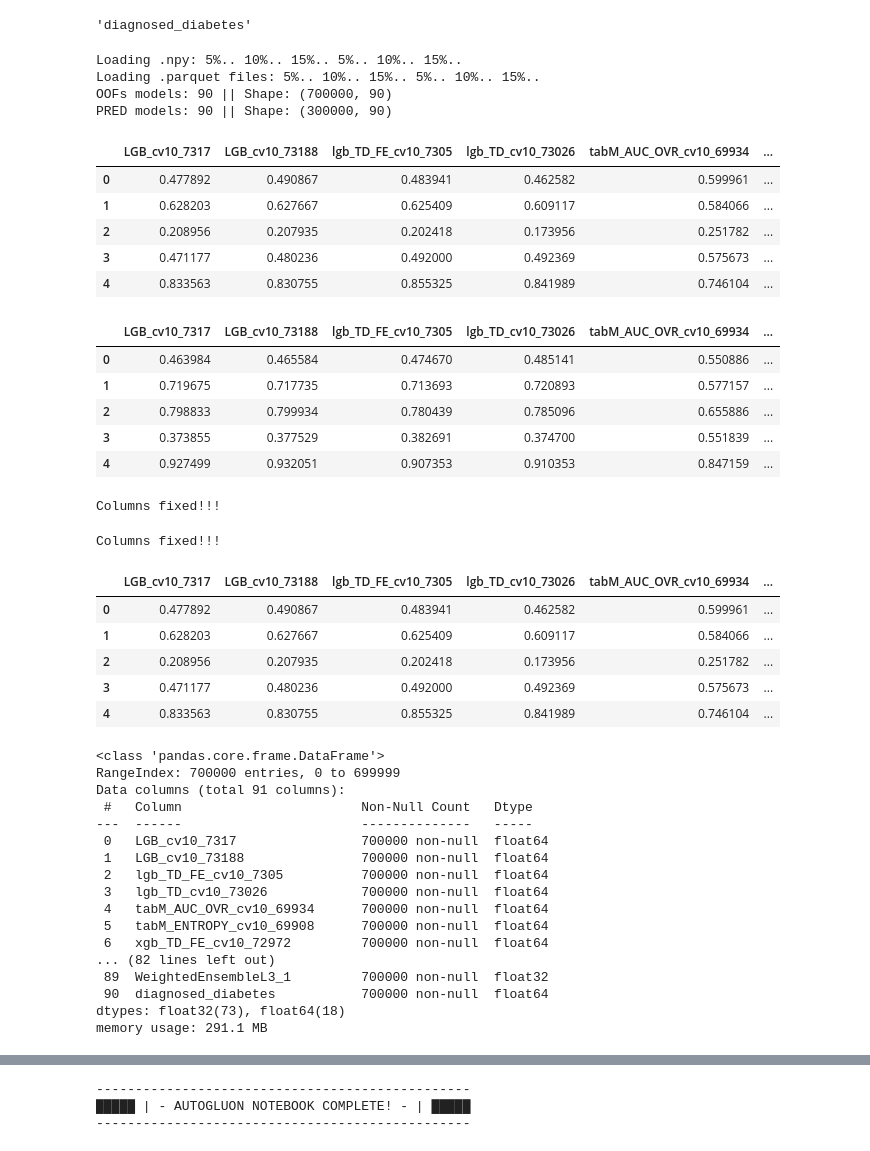
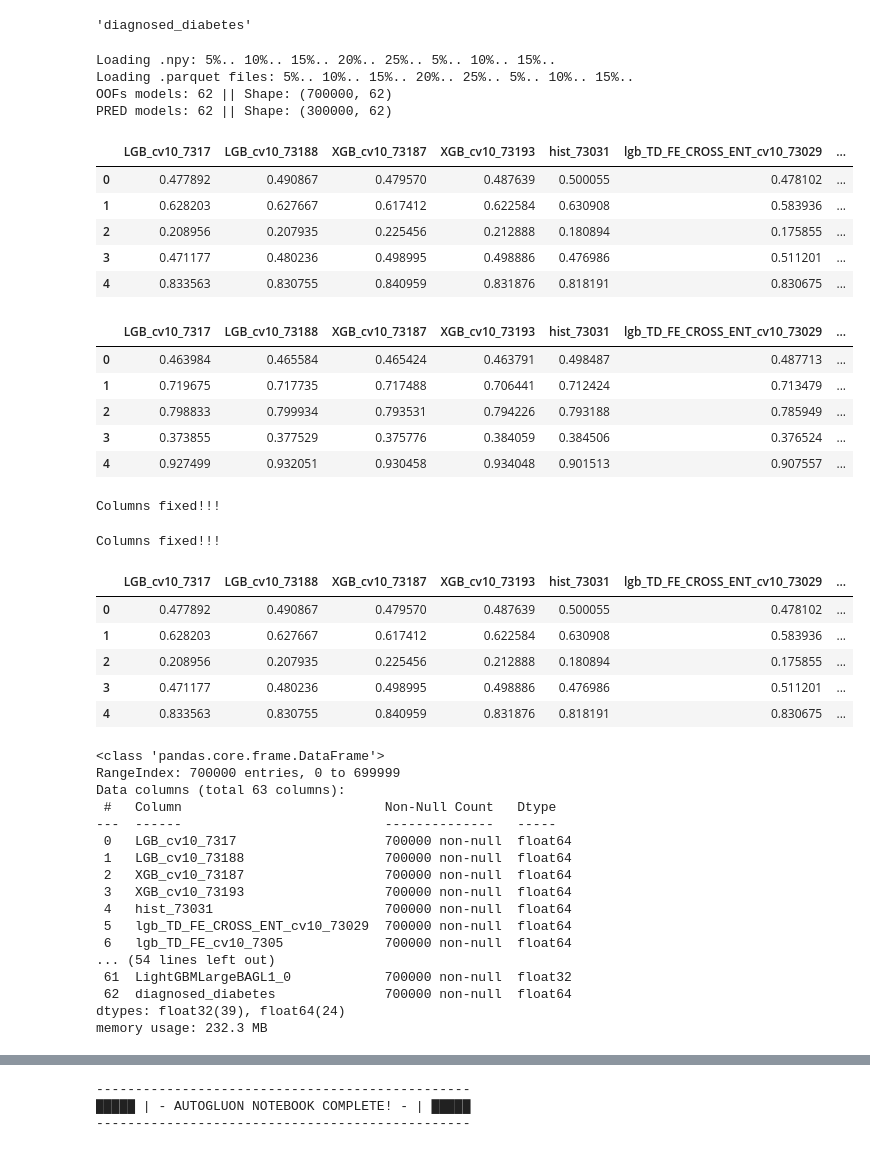
Before and after one commit to coded-sly/s5e12-Diabetes, a Jupyter notebook: ps5e12-autogluon-oof.ipynb, the cells around one changed output, grey strips where cells are left out. Cells and saved outputs as stored; diff of their text form; code cells hidden in the pictures.

```diff
--- a/ps5e12-autogluon-oof.ipynb
+++ b/ps5e12-autogluon-oof.ipynb
@@ -77,49 +77,54 @@ test = pd.DataFrame()
 
 print("Loading .npy: ", end="")
 for (root, dirs, files) in os.walk(folder_path):
     for i, file in enumerate(sorted(files), 1):
         if i%5 == 0: print(f"{i}%.. ", end="")
         if file.endswith(".npy") and "oof" in file:
             train_path = np.load(os.path.join(root, file))
             train = pd.concat([train, pd.Series(train_path, name=file[4:-4])], axis=1)
         elif file.endswith(".npy") and "pred" in file:
             test_path = np.load(os.path.join(root, file))
             test = pd.concat([test, pd.Series(test_path, name=file[5:-4])], axis=1)
 print()
 print("Loading .parquet files: ", end="")
 for (root, dirs, files) in os.walk(folder_path):
     for i, file in enumerate(sorted(files), 1):
         if i%5 == 0: print(f"{i}%.. ", end="")
         if file.endswith(".parquet") and "oof" in file:
             train_path = os.path.join(root, file)
             train = pd.concat([train, pd.read_parquet(train_path)], axis=1)
         elif file.endswith(".parquet") and "pred" in file:
             test_path = os.path.join(root, file)
             test = pd.concat([test, pd.read_parquet(test_path)], axis=1)
 print()
 
+## -- Drop columns from train
+for df in [train, test]:
+    drop_cols = [col for col in df.columns if 'L3' in col or 'L2' in col]
+    df.drop(drop_cols, axis=1, inplace=True)
+
 print(f"OOFs models: {len(train.columns)} || Shape: {train.shape}")
 print(f"PRED models: {len(test.columns)} || Shape: {test.shape}")
 
 display(train.head())
 display(test.head())
 # %% [output]
-Loading .npy: 5%.. 10%.. 15%.. 5%.. 10%.. 15%..
-Loading .parquet files: 5%.. 10%.. 15%.. 5%.. 10%.. 15%..
-OOFs models: 90 || Shape: (700000, 90)
-PRED models: 90 || Shape: (300000, 90)
+Loading .npy: 5%.. 10%.. 15%.. 20%.. 25%.. 5%.. 10%.. 15%..
+Loading .parquet files: 5%.. 10%.. 15%.. 20%.. 25%.. 5%.. 10%.. 15%..
+OOFs models: 62 || Shape: (700000, 62)
+PRED models: 62 || Shape: (300000, 62)
-|  | LGB_cv10_7317 | LGB_cv10_73188 | lgb_TD_FE_cv10_7305 | lgb_TD_cv10_73026 | tabM_AUC_OVR_cv10_69934 | ... |
-| 0 | 0.477892 | 0.490867 | 0.483941 | 0.462582 | 0.599961 | ... |
-| 1 | 0.628203 | 0.627667 | 0.625409 | 0.609117 | 0.584066 | ... |
-| 2 | 0.208956 | 0.207935 | 0.202418 | 0.173956 | 0.251782 | ... |
-| 3 | 0.471177 | 0.480236 | 0.492000 | 0.492369 | 0.575673 | ... |
-| 4 | 0.833563 | 0.830755 | 0.855325 | 0.841989 | 0.746104 | ... |
+|  | LGB_cv10_7317 | LGB_cv10_73188 | XGB_cv10_73187 | XGB_cv10_73193 | hist_73031 | lgb_TD_FE_CROSS_ENT_cv10_73029 | ... |
+| 0 | 0.477892 | 0.490867 | 0.479570 | 0.487639 | 0.500055 | 0.478102 | ... |
+| 1 | 0.628203 | 0.627667 | 0.617412 | 0.622584 | 0.630908 | 0.583936 | ... |
+| 2 | 0.208956 | 0.207935 | 0.225456 | 0.212888 | 0.180894 | 0.175855 | ... |
+| 3 | 0.471177 | 0.480236 | 0.498995 | 0.498886 | 0.476986 | 0.511201 | ... |
+| 4 | 0.833563 | 0.830755 | 0.840959 | 0.831876 | 0.818191 | 0.830675 | ... |
-|  | LGB_cv10_7317 | LGB_cv10_73188 | lgb_TD_FE_cv10_7305 | lgb_TD_cv10_73026 | tabM_AUC_OVR_cv10_69934 | ... |
-| 0 | 0.463984 | 0.465584 | 0.474670 | 0.485141 | 0.550886 | ... |
-| 1 | 0.719675 | 0.717735 | 0.713693 | 0.720893 | 0.577157 | ... |
-| 2 | 0.798833 | 0.799934 | 0.780439 | 0.785096 | 0.655886 | ... |
-| 3 | 0.373855 | 0.377529 | 0.382691 | 0.374700 | 0.551839 | ... |
-| 4 | 0.927499 | 0.932051 | 0.907353 | 0.910353 | 0.847159 | ... |
+|  | LGB_cv10_7317 | LGB_cv10_73188 | XGB_cv10_73187 | XGB_cv10_73193 | hist_73031 | lgb_TD_FE_CROSS_ENT_cv10_73029 | ... |
+| 0 | 0.463984 | 0.465584 | 0.465424 | 0.463791 | 0.498487 | 0.487713 | ... |
+| 1 | 0.719675 | 0.717735 | 0.717488 | 0.706441 | 0.712424 | 0.713479 | ... |
+| 2 | 0.798833 | 0.799934 | 0.793531 | 0.794226 | 0.793188 | 0.785949 | ... |
+| 3 | 0.373855 | 0.377529 | 0.375776 | 0.384059 | 0.384506 | 0.376524 | ... |
+| 4 | 0.927499 | 0.932051 | 0.930458 | 0.934048 | 0.901513 | 0.907557 | ... |
 # %%
 def rename_duplicate_cols(df: pd.DataFrame) -> pd.DataFrame:
     original_cols = list(df.columns)
@@ -157,29 +162,29 @@ train = pd.concat([train, tn[TARGET]], axis=1)
 display(train.head())
 train.info()
 # %% [output]
-|  | LGB_cv10_7317 | LGB_cv10_73188 | lgb_TD_FE_cv10_7305 | lgb_TD_cv10_73026 | tabM_AUC_OVR_cv10_69934 | ... |
-| 0 | 0.477892 | 0.490867 | 0.483941 | 0.462582 | 0.599961 | ... |
-| 1 | 0.628203 | 0.627667 | 0.625409 | 0.609117 | 0.584066 | ... |
-| 2 | 0.208956 | 0.207935 | 0.202418 | 0.173956 | 0.251782 | ... |
-| 3 | 0.471177 | 0.480236 | 0.492000 | 0.492369 | 0.575673 | ... |
-| 4 | 0.833563 | 0.830755 | 0.855325 | 0.841989 | 0.746104 | ... |
+|  | LGB_cv10_7317 | LGB_cv10_73188 | XGB_cv10_73187 | XGB_cv10_73193 | hist_73031 | lgb_TD_FE_CROSS_ENT_cv10_73029 | ... |
+| 0 | 0.477892 | 0.490867 | 0.479570 | 0.487639 | 0.500055 | 0.478102 | ... |
+| 1 | 0.628203 | 0.627667 | 0.617412 | 0.622584 | 0.630908 | 0.583936 | ... |
+| 2 | 0.208956 | 0.207935 | 0.225456 | 0.212888 | 0.180894 | 0.175855 | ... |
+| 3 | 0.471177 | 0.480236 | 0.498995 | 0.498886 | 0.476986 | 0.511201 | ... |
+| 4 | 0.833563 | 0.830755 | 0.840959 | 0.831876 | 0.818191 | 0.830675 | ... |
 <class 'pandas.core.frame.DataFrame'>
 RangeIndex: 700000 entries, 0 to 699999
-Data columns (total 91 columns):
- #   Column                       Non-Null Count   Dtype
----  ------                       --------------   -----
- 0   LGB_cv10_7317                700000 non-null  float64
- 1   LGB_cv10_73188               700000 non-null  float64
- 2   lgb_TD_FE_cv10_7305          700000 non-null  float64
- 3   lgb_TD_cv10_73026            700000 non-null  float64
- 4   tabM_AUC_OVR_cv10_69934      700000 non-null  float64
- 5   tabM_ENTROPY_cv10_69908      700000 non-null  float64
- 6   xgb_TD_FE_cv10_72972         700000 non-null  float64
-... (82 lines left out)
- 89  WeightedEnsembleL3_1         700000 non-null  float32
- 90  diagnosed_diabetes           700000 non-null  float64
-dtypes: float32(73), float64(18)
-memory usage: 291.1 MB
+Data columns (total 63 columns):
+ #   Column                          Non-Null Count   Dtype
+---  ------                          --------------   -----
+ 0   LGB_cv10_7317                   700000 non-null  float64
+ 1   LGB_cv10_73188                  700000 non-null  float64
+ 2   XGB_cv10_73187                  700000 non-null  float64
+ 3   XGB_cv10_73193                  700000 non-null  float64
+ 4   hist_73031                      700000 non-null  float64
+ 5   lgb_TD_FE_CROSS_ENT_cv10_73029  700000 non-null  float64
+ 6   lgb_TD_FE_cv10_7305             700000 non-null  float64
+... (54 lines left out)
+ 61  LightGBMLargeBAGL1_0            700000 non-null  float32
+ 62  diagnosed_diabetes              700000 non-null  float64
+dtypes: float32(39), float64(24)
+memory usage: 232.3 MB
 # %%
 MODELS_PATH = "/kaggle/working/AG_DIABETES_models/"
 # !rm -r {MODELS_PATH}
```
Also changed, not shown: parts of 6 cells of this notebook.
